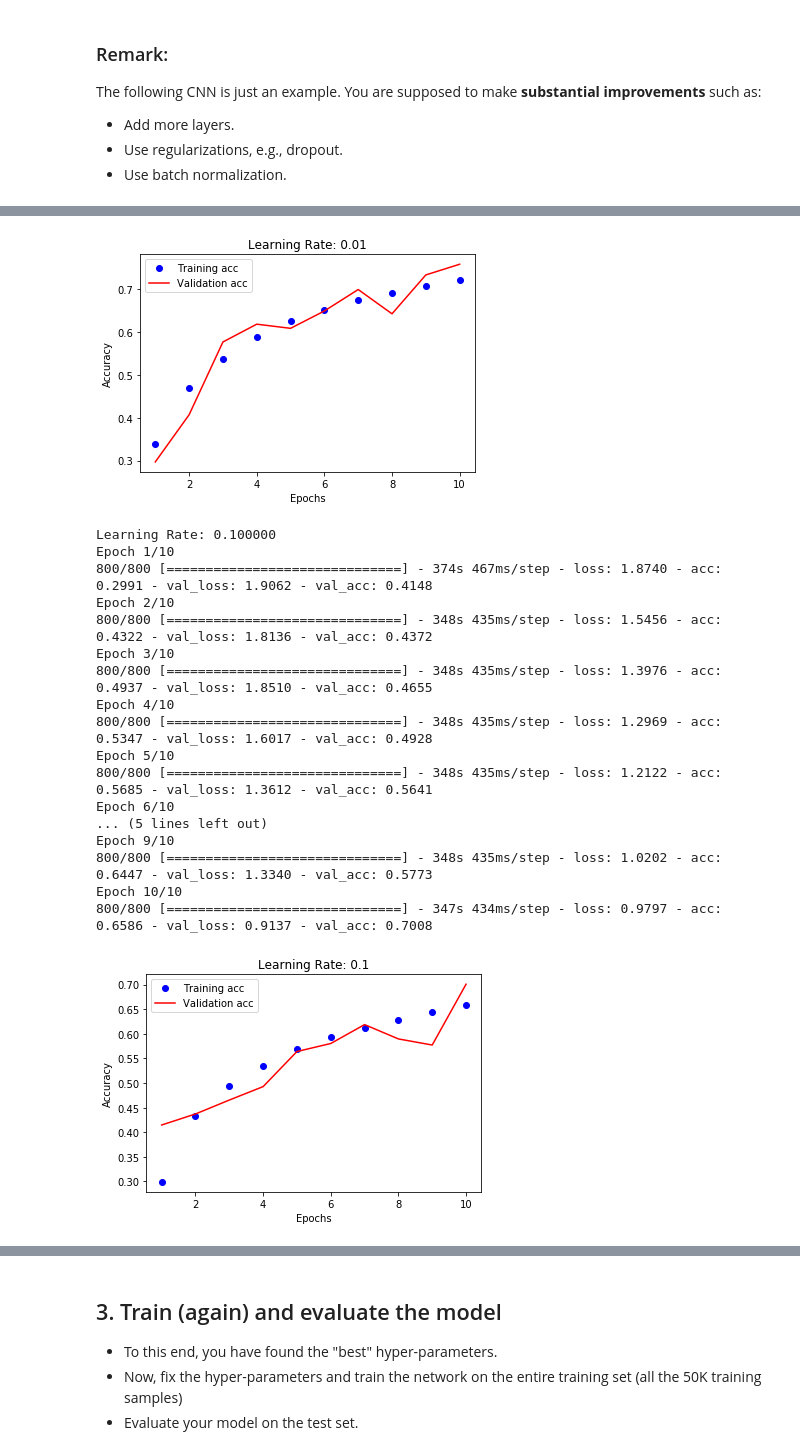
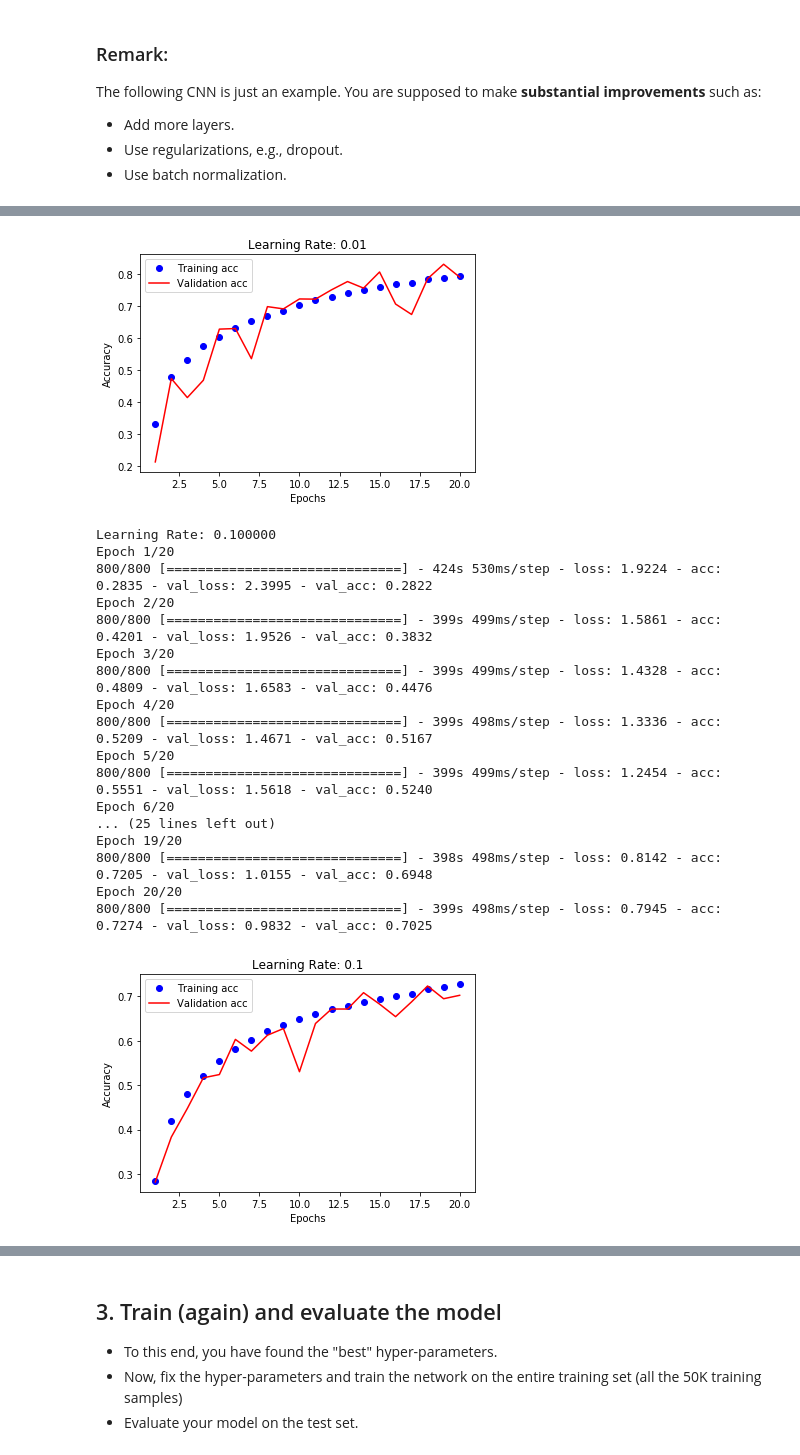
Before and after one commit to edeckter/cs-583, a Jupyter notebook: Homework3/HM3.ipynb, the cells around one changed output, grey strips where cells are left out. Drawn from its saved outputs; the diff is of its cells as text; code cells hidden in the pictures.

Commit message:
Increased training epochs for hyperparameter tuning to 20.

```diff
--- a/Homework3/HM3.ipynb
+++ b/Homework3/HM3.ipynb
@@ -239,6 +239,7 @@ def build_model():
   conv_base = inception_module(64, conv_base)
   conv_base = inception_module(64, conv_base)
   conv_base = inception_module(64, conv_base)
+  conv_base = inception_module(64, conv_base)
   conv_base = layers.MaxPooling2D(3,3)(conv_base)
   conv_base = inception_module(128, conv_base)
   conv_base = inception_module(128, conv_base)
@@ -302,7 +303,7 @@ for learning_rate in learning_rates:
   #Fit model using current learning rate
   history = cnn.fit_generator(training_generator,
                               steps_per_epoch = 800,
-                              epochs = 10,
+                              epochs = 20,
                               validation_data = validation_generator,
                               validation_steps = 200)
 
@@ -376,19 +377,19 @@ Epoch 10/10
-[figure, old version]
+[figure, new version]
 Learning Rate: 0.100000
-Epoch 1/10
-800/800 [==============================] - 374s 467ms/step - loss: 1.8740 - acc: 0.2991 - val_loss: 1.9062 - val_acc: 0.4148
-Epoch 2/10
-800/800 [==============================] - 348s 435ms/step - loss: 1.5456 - acc: 0.4322 - val_loss: 1.8136 - val_acc: 0.4372
-Epoch 3/10
-800/800 [==============================] - 348s 435ms/step - loss: 1.3976 - acc: 0.4937 - val_loss: 1.8510 - val_acc: 0.4655
-Epoch 4/10
-800/800 [==============================] - 348s 435ms/step - loss: 1.2969 - acc: 0.5347 - val_loss: 1.6017 - val_acc: 0.4928
-Epoch 5/10
-800/800 [==============================] - 348s 435ms/step - loss: 1.2122 - acc: 0.5685 - val_loss: 1.3612 - val_acc: 0.5641
-Epoch 6/10
-... (5 lines left out)
-Epoch 9/10
-800/800 [==============================] - 348s 435ms/step - loss: 1.0202 - acc: 0.6447 - val_loss: 1.3340 - val_acc: 0.5773
-Epoch 10/10
-800/800 [==============================] - 347s 434ms/step - loss: 0.9797 - acc: 0.6586 - val_loss: 0.9137 - val_acc: 0.7008
+Epoch 1/20
+800/800 [==============================] - 424s 530ms/step - loss: 1.9224 - acc: 0.2835 - val_loss: 2.3995 - val_acc: 0.2822
+Epoch 2/20
+800/800 [==============================] - 399s 499ms/step - loss: 1.5861 - acc: 0.4201 - val_loss: 1.9526 - val_acc: 0.3832
+Epoch 3/20
+800/800 [==============================] - 399s 499ms/step - loss: 1.4328 - acc: 0.4809 - val_loss: 1.6583 - val_acc: 0.4476
+Epoch 4/20
+800/800 [==============================] - 399s 498ms/step - loss: 1.3336 - acc: 0.5209 - val_loss: 1.4671 - val_acc: 0.5167
+Epoch 5/20
+800/800 [==============================] - 399s 499ms/step - loss: 1.2454 - acc: 0.5551 - val_loss: 1.5618 - val_acc: 0.5240
+Epoch 6/20
+... (25 lines left out)
+Epoch 19/20
+800/800 [==============================] - 398s 498ms/step - loss: 0.8142 - acc: 0.7205 - val_loss: 1.0155 - val_acc: 0.6948
+Epoch 20/20
+800/800 [==============================] - 399s 498ms/step - loss: 0.7945 - acc: 0.7274 - val_loss: 0.9832 - val_acc: 0.7025
-[figure, old version]
+[figure, new version]
```
Also changed, not shown: parts of 5 cells of this notebook.
